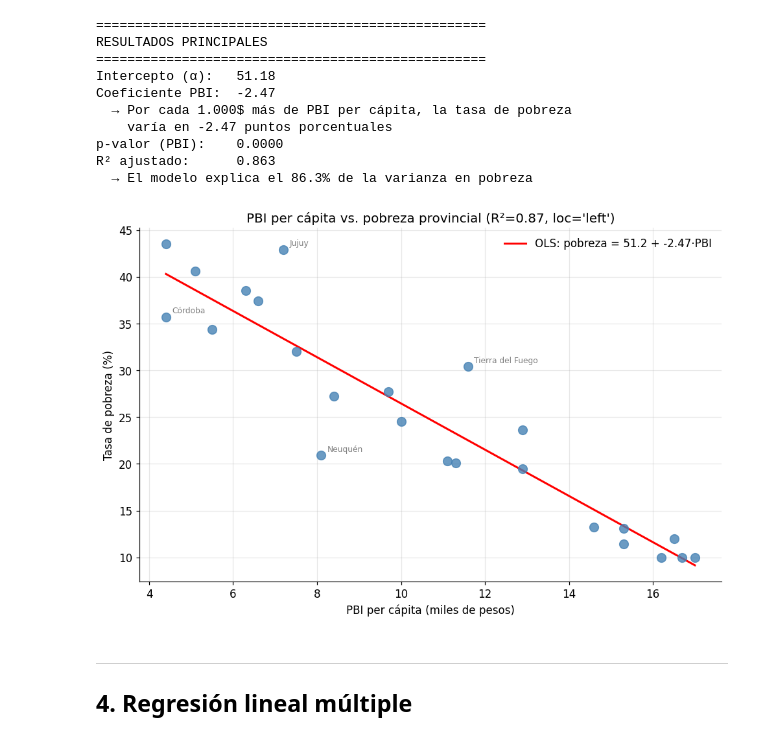
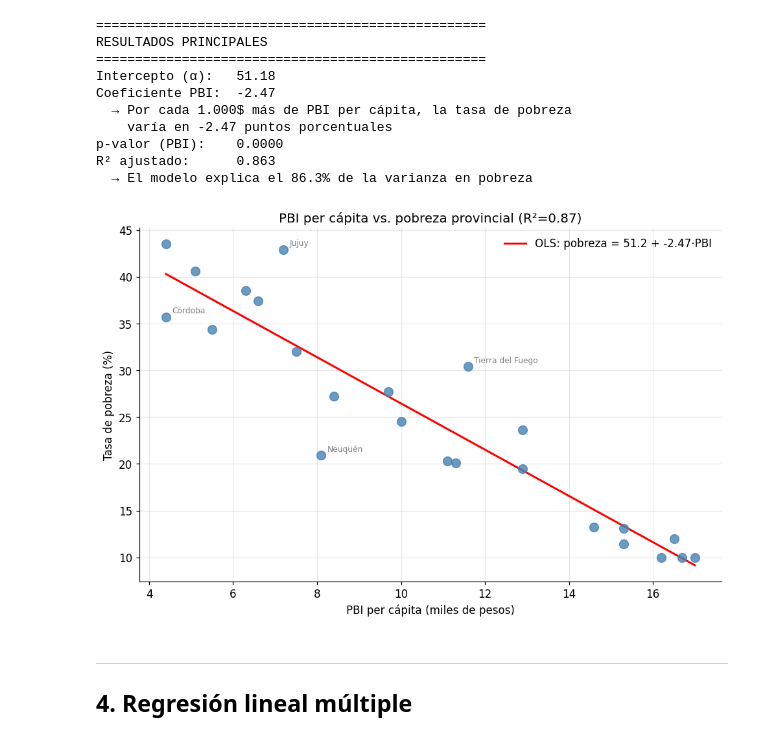
Before and after one commit to dbrisaro/Python-y-Politicas-Publicas---Risaro, a Jupyter notebook: _sources/M01_C08_Estadistica_Aplicada.ipynb, the cells around one changed output. Drawn from its saved outputs; the diff is of its cells as text; code cells hidden in the pictures.

```diff
--- a/_sources/M01_C08_Estadistica_Aplicada.ipynb
+++ b/_sources/M01_C08_Estadistica_Aplicada.ipynb
@@ -240,34 +240,34 @@ R² ajustado:      0.863
 # %%
 # Visualizar la regresión
 fig, ax = plt.subplots(figsize=(9, 6))
 
 ax.scatter(df['pbi_pc'], df['pobreza'], alpha=0.8, color='steelblue', s=80, zorder=3)
 
 # Línea de regresión
 x_range = np.linspace(df['pbi_pc'].min(), df['pbi_pc'].max(), 100)
 y_pred = modelo_simple.params['Intercept'] + modelo_simple.params['pbi_pc'] * x_range
 ax.plot(x_range, y_pred, color='red', linewidth=2, label=f'OLS: pobreza = {modelo_simple.params["Intercept"]:.1f} + {modelo_simple.params["pbi_pc"]:.2f}·PBI')
 
 # Etiquetar outliers (residuos grandes)
 df['residuo'] = modelo_simple.resid
 outliers = df[df['residuo'].abs() > df['residuo'].abs().quantile(0.85)]
 for _, row in outliers.iterrows():
     ax.annotate(row['provincia'], (row['pbi_pc'], row['pobreza']),
                 textcoords='offset points', xytext=(6, 4), fontsize=8, color='gray')
 
-ax.set_title(f"PBI per cápita vs. pobreza provincial (R²={modelo_simple.rsquared:.2f}, loc='left')",
+ax.set_title(f"PBI per cápita vs. pobreza provincial (R²={modelo_simple.rsquared:.2f})",
              fontsize=13)
 ax.set_xlabel("PBI per cápita (miles de pesos)")
 ax.set_ylabel("Tasa de pobreza (%)")
 ax.legend(frameon=False)
 ax.grid(alpha=0.3)
 ax.spines['top'].set_visible(False)
 ax.spines['right'].set_visible(False)
 
 plt.tight_layout()
 plt.show()
 # %% [output]
-[figure, old version]
+[figure, new version]
 # %% [markdown]
 ---
 ## 4. Regresión lineal múltiple
```
Also changed, not shown: parts of 2 cells of this notebook, 39 other files.
